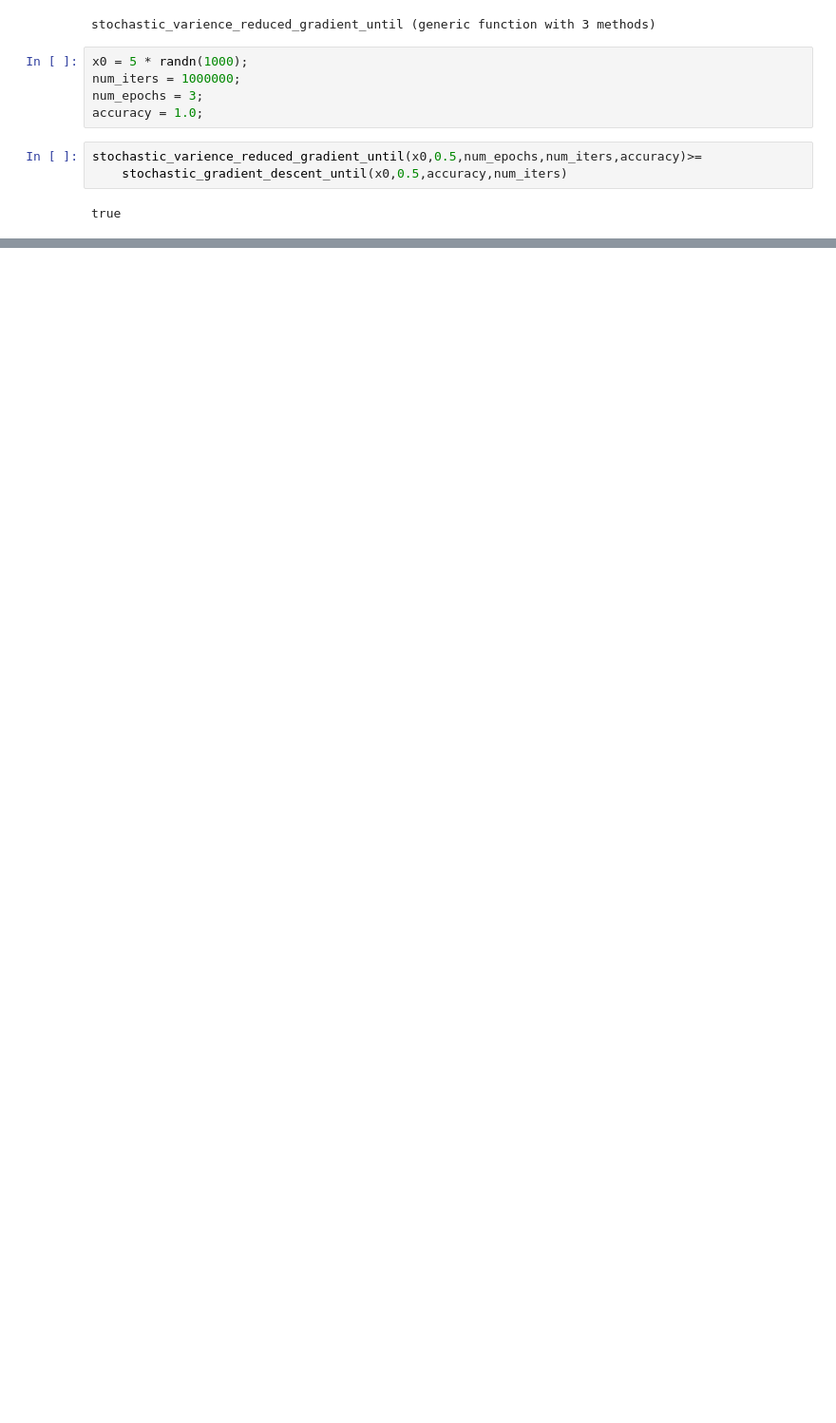
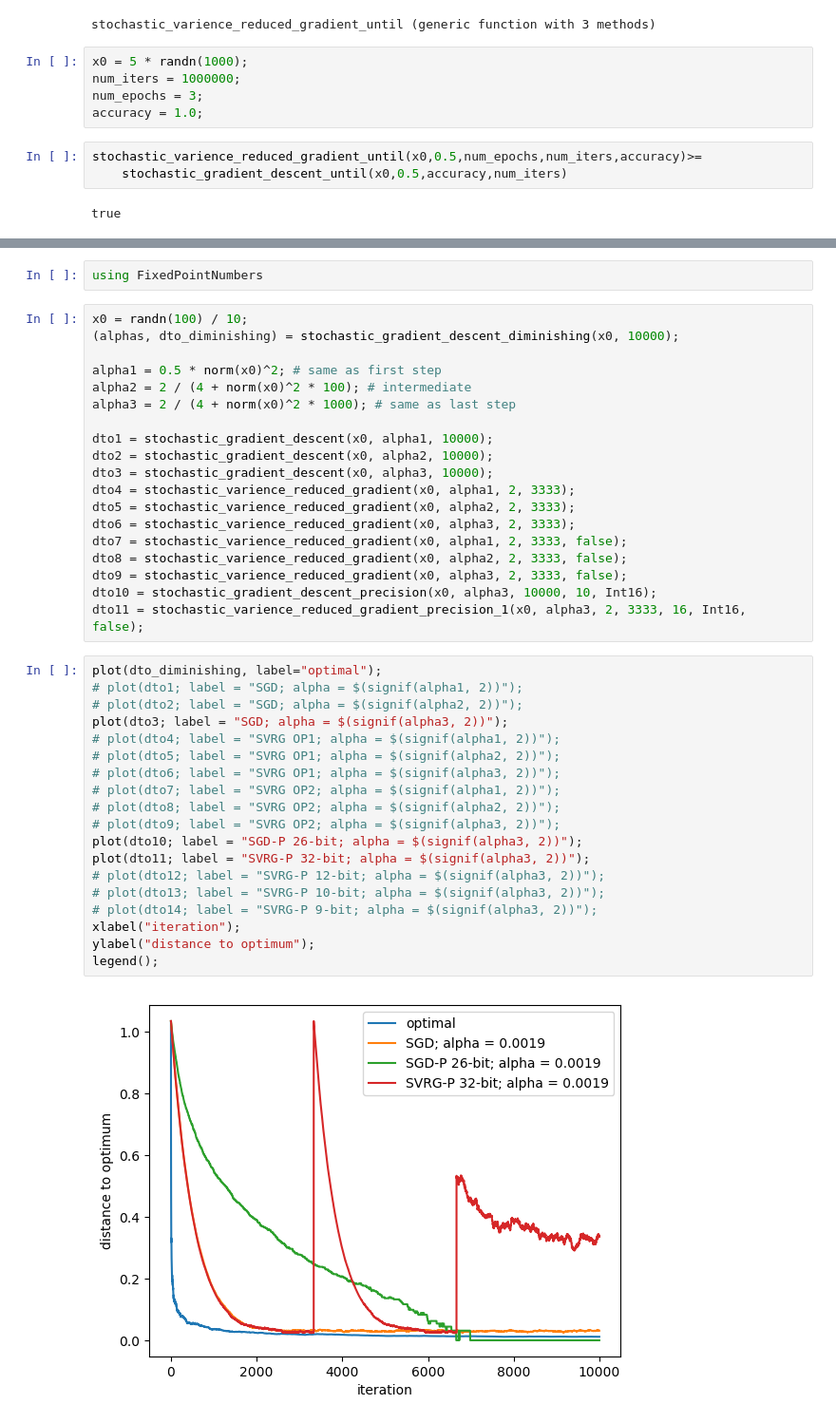
Before and after one commit to ifilonenko/sgd-vr-precision, a Jupyter notebook: experiments/sgd-optimized.ipynb, the cells around one changed output, grey strips where cells are left out. Shown at 95% size. Drawn from its saved outputs; the diff is of its cells as text; blank space fills up the shorter version.

```diff
--- a/experiments/sgd-optimized.ipynb
+++ b/experiments/sgd-optimized.ipynb
@@ -170,0 +211,42 @@ legend();
+# %%
+using FixedPointNumbers
+# %%
+x0 = randn(100) / 10;
+(alphas, dto_diminishing) = stochastic_gradient_descent_diminishing(x0, 10000);
+
+alpha1 = 0.5 * norm(x0)^2; # same as first step
+alpha2 = 2 / (4 + norm(x0)^2 * 100); # intermediate
+alpha3 = 2 / (4 + norm(x0)^2 * 1000); # same as last step
+
+dto1 = stochastic_gradient_descent(x0, alpha1, 10000);
+dto2 = stochastic_gradient_descent(x0, alpha2, 10000);
+dto3 = stochastic_gradient_descent(x0, alpha3, 10000);
+dto4 = stochastic_varience_reduced_gradient(x0, alpha1, 2, 3333);
+dto5 = stochastic_varience_reduced_gradient(x0, alpha2, 2, 3333);
+dto6 = stochastic_varience_reduced_gradient(x0, alpha3, 2, 3333);
+dto7 = stochastic_varience_reduced_gradient(x0, alpha1, 2, 3333, false);
+dto8 = stochastic_varience_reduced_gradient(x0, alpha2, 2, 3333, false);
+dto9 = stochastic_varience_reduced_gradient(x0, alpha3, 2, 3333, false);
+dto10 = stochastic_gradient_descent_precision(x0, alpha3, 10000, 10, Int16);
+dto11 = stochastic_varience_reduced_gradient_precision_1(x0, alpha3, 2, 3333, 16, Int16, false);
+# %%
+plot(dto_diminishing, label="optimal");
+# plot(dto1; label = "SGD; alpha = $(signif(alpha1, 2))");
+# plot(dto2; label = "SGD; alpha = $(signif(alpha2, 2))");
+plot(dto3; label = "SGD; alpha = $(signif(alpha3, 2))");
+# plot(dto4; label = "SVRG OP1; alpha = $(signif(alpha1, 2))");
+# plot(dto5; label = "SVRG OP1; alpha = $(signif(alpha2, 2))");
+# plot(dto6; label = "SVRG OP1; alpha = $(signif(alpha3, 2))");
+# plot(dto7; label = "SVRG OP2; alpha = $(signif(alpha1, 2))");
+# plot(dto8; label = "SVRG OP2; alpha = $(signif(alpha2, 2))");
+# plot(dto9; label = "SVRG OP2; alpha = $(signif(alpha3, 2))");
+plot(dto10; label = "SGD-P 26-bit; alpha = $(signif(alpha3, 2))");
+plot(dto11; label = "SVRG-P 32-bit; alpha = $(signif(alpha3, 2))");
+# plot(dto12; label = "SVRG-P 12-bit; alpha = $(signif(alpha3, 2))");
+# plot(dto13; label = "SVRG-P 10-bit; alpha = $(signif(alpha3, 2))");
+# plot(dto14; label = "SVRG-P 9-bit; alpha = $(signif(alpha3, 2))");
+xlabel("iteration");
+ylabel("distance to optimum");
+legend();
+# %% [output]
+[figure, added]
```
Also changed, not shown: parts of 13 cells of this notebook.
